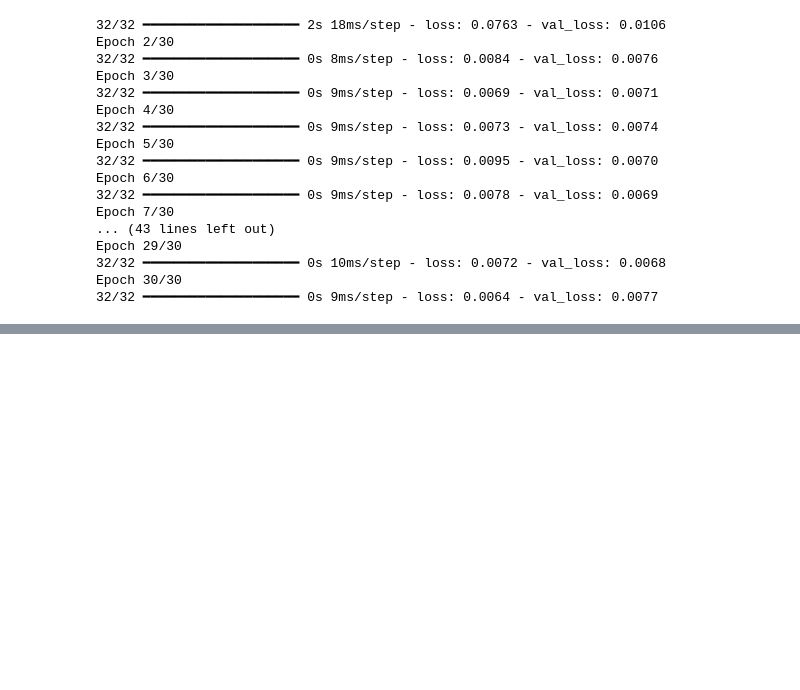
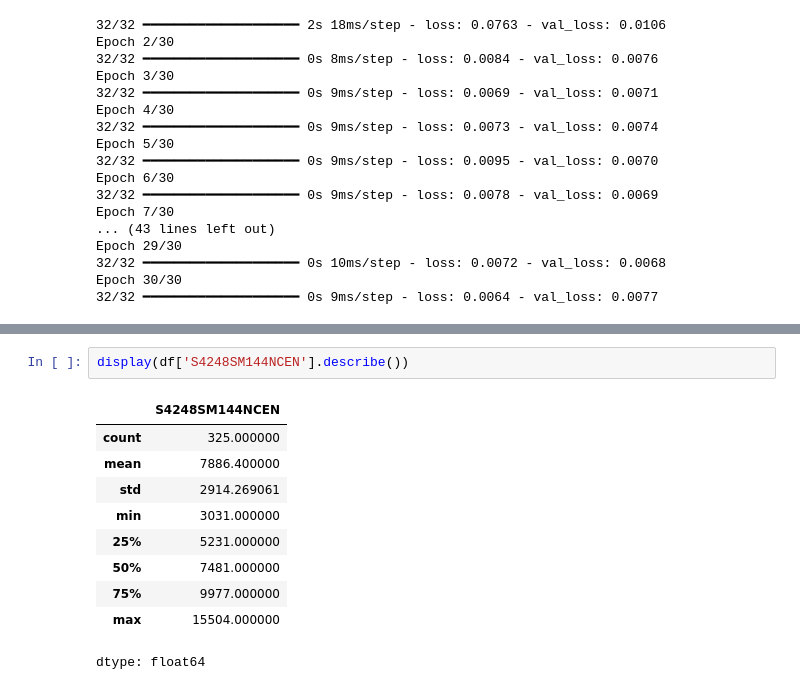
Before and after one commit to Sevenc1over/AI-class, a Jupyter notebook: 9주차/텐서플로우_RNN1.ipynb, the cells around one changed output, grey strips where cells are left out. Cells and saved outputs as stored; diff of their text form; blank space fills up the shorter version.

```diff
--- a/9주차/텐서플로우_RNN1.ipynb
+++ b/9주차/텐서플로우_RNN1.ipynb
@@ -118,0 +116,13 @@ WARNING:tensorflow:6 out of the last 14 calls to <function TensorFlowTrainer.mak
+# %%
+display(df['S4248SM144NCEN'].describe())
+# %% [output]
+|  | S4248SM144NCEN |
+| count | 325.000000 |
+| mean | 7886.400000 |
+| std | 2914.269061 |
+| min | 3031.000000 |
+| 25% | 5231.000000 |
+| 50% | 7481.000000 |
+| 75% | 9977.000000 |
+| max | 15504.000000 |
+dtype: float64
```
Also changed, not shown: parts of 3 cells of this notebook.
